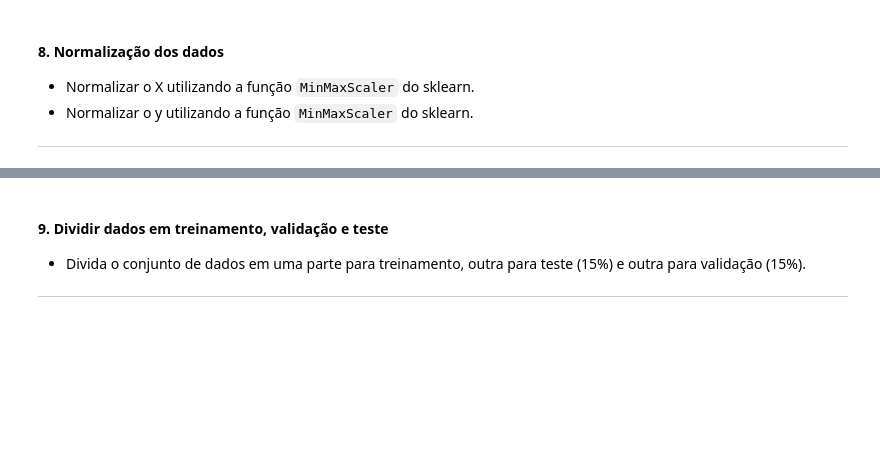
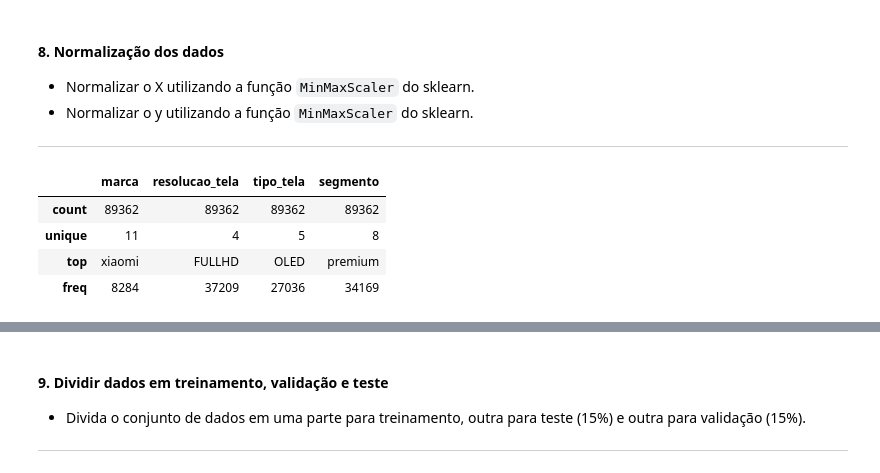
Before and after one commit to leaop/Graduation, a Jupyter notebook: 3 semestre/mineração de dados/trabalho_final.ipynb, the cells around one changed output, grey strips where cells are left out. Drawn from its saved outputs; the diff is of its cells as text; code cells hidden in the pictures; blank space fills up the shorter version.

```diff
--- a/3 semestre/mineração de dados/trabalho_final.ipynb
+++ b/3 semestre/mineração de dados/trabalho_final.ipynb
@@ -295,5 +250,0 @@ X_norm = pd.DataFrame(X_preprocessed, columns=numeric_cols + preprocessor.transf
-# %%
-categorical_cols = ['marca', 'ano', 'gpu_dedicada','resolucao_tela', 'tipo_tela', 'tela_touch', 'segmento']
-
-# Realiza a codificação one-hot das colunas categóricas
-df = pd.get_dummies(df, columns=categorical_cols)
@@ -335,0 +269,8 @@ X_normalized = scaler.fit_transform(X)
+# %%
+X.describe(include = 'O')
+# %% [output]
+|  | marca | resolucao_tela | tipo_tela | segmento |
+| count | 89362 | 89362 | 89362 | 89362 |
+| unique | 11 | 4 | 5 | 8 |
+| top | xiaomi | FULLHD | OLED | premium |
+| freq | 8284 | 37209 | 27036 | 34169 |
```
Also changed, not shown: parts of 22 cells of this notebook.
